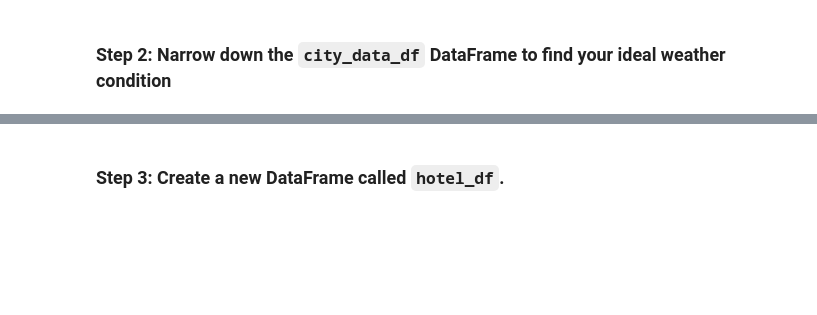
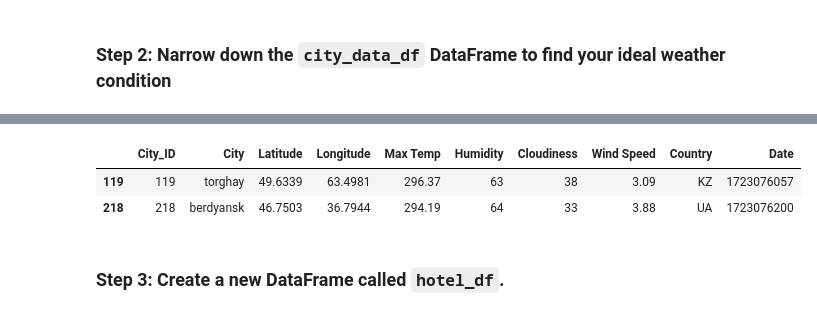
Before and after one commit to Daemch/python_api_challenge, a Jupyter notebook: WeatherPy/VacationPy.ipynb, the cells around one changed output, grey strips where cells are left out. Cells and saved outputs as stored; diff of their text form; code cells hidden in the pictures; blank space fills up the shorter version.

```diff
--- a/WeatherPy/VacationPy.ipynb
+++ b/WeatherPy/VacationPy.ipynb
@@ -84,3 +57,25 @@ map_plot
+# %%
+# Narrow down cities that fit criteria and drop any results with null values
+# Max Temp 65F(291) - 85F(303)
+# Humidity 68%
+# Cloudiness 40%
+# wind speed 6 mph
+
+vacation_cities_df = city_data_df[
+    (city_data_df['Max Temp'] > 291) & (city_data_df['Max Temp'] < 303) &
+    (city_data_df['Humidity'] < 68) & (city_data_df['Humidity'] > 60) &
+    (city_data_df['Cloudiness'] < 40) & (city_data_df['Cloudiness'] > 20) &
+    (city_data_df['Wind Speed'] < 6) & (city_data_df['Wind Speed'] > 2)]
+
+# Drop rows with null values
+vacation_cities_df.dropna(inplace=True)
+
+# Display sample data
+vacation_cities_df
+# %% [output]
+|  | City_ID | City | Latitude | Longitude | Max Temp | Humidity | Cloudiness | Wind Speed | Country | Date |
+| 119 | 119 | torghay | 49.6339 | 63.4981 | 296.37 | 63 | 38 | 3.09 | KZ | 1723076057 |
+| 218 | 218 | berdyansk | 46.7503 | 36.7944 | 294.19 | 64 | 33 | 3.88 | UA | 1723076200 |
 # %% [markdown]
 ### Step 3: Create a new DataFrame called `hotel_df`.
 # %%
```
Also changed, not shown: parts of 7 cells of this notebook.
